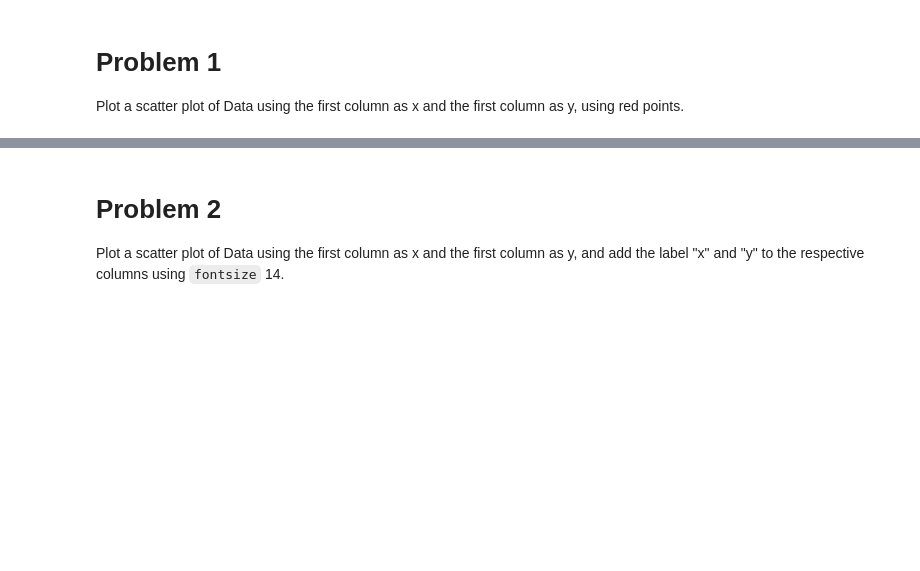
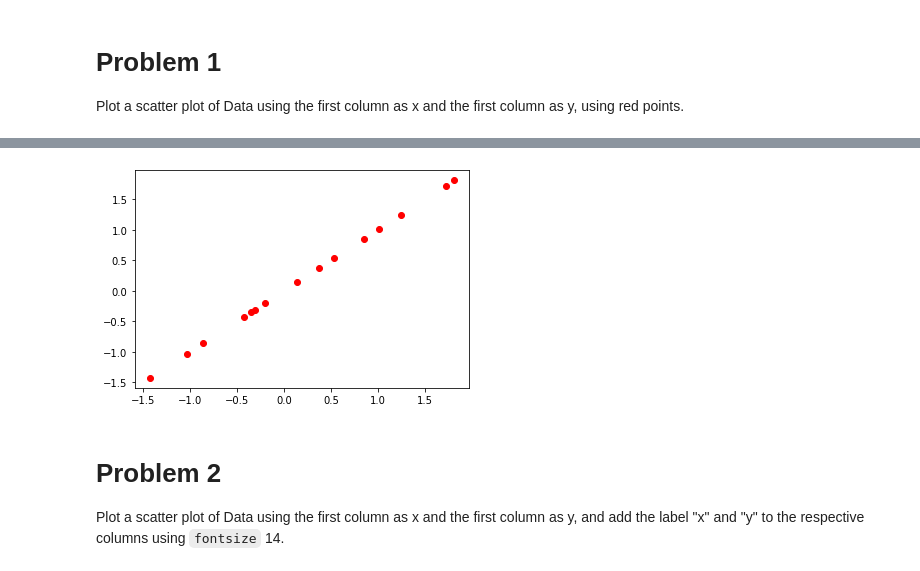
Before and after one commit to zhares999/ET5003_SEM1_2021-2, a Jupyter notebook: Week-0/ET5003_Lab_0_11.ipynb, the cells around one changed output, grey strips where cells are left out. Saved outputs shown, nothing was run; the diff lists cells and outputs as text; code cells hidden in the pictures; blank space fills up the shorter version.

```diff
--- a/Week-0/ET5003_Lab_0_11.ipynb
+++ b/Week-0/ET5003_Lab_0_11.ipynb
@@ -23,3 +43,8 @@ Data=np.hstack([x[:,None],x[:,None]])
+# %%
+plt.plot(Data[:,0], Data[:,0], 'o', color='red')
+plt.show()
+# %% [output]
+[figure, added]
 # %% [markdown]
 # Problem 2
 Plot a scatter plot of Data using the first column as x and the first column as y,
```
Also changed, not shown: parts of 6 cells of this notebook, 12 other files.
